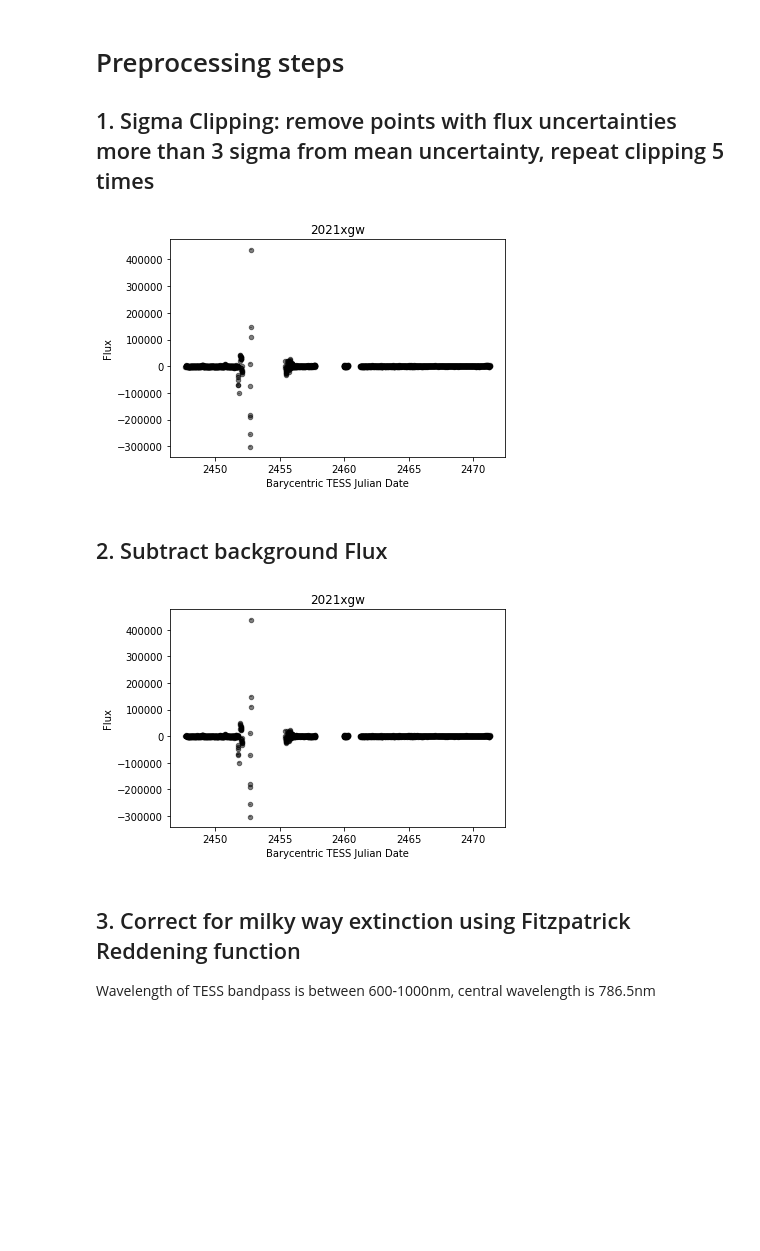
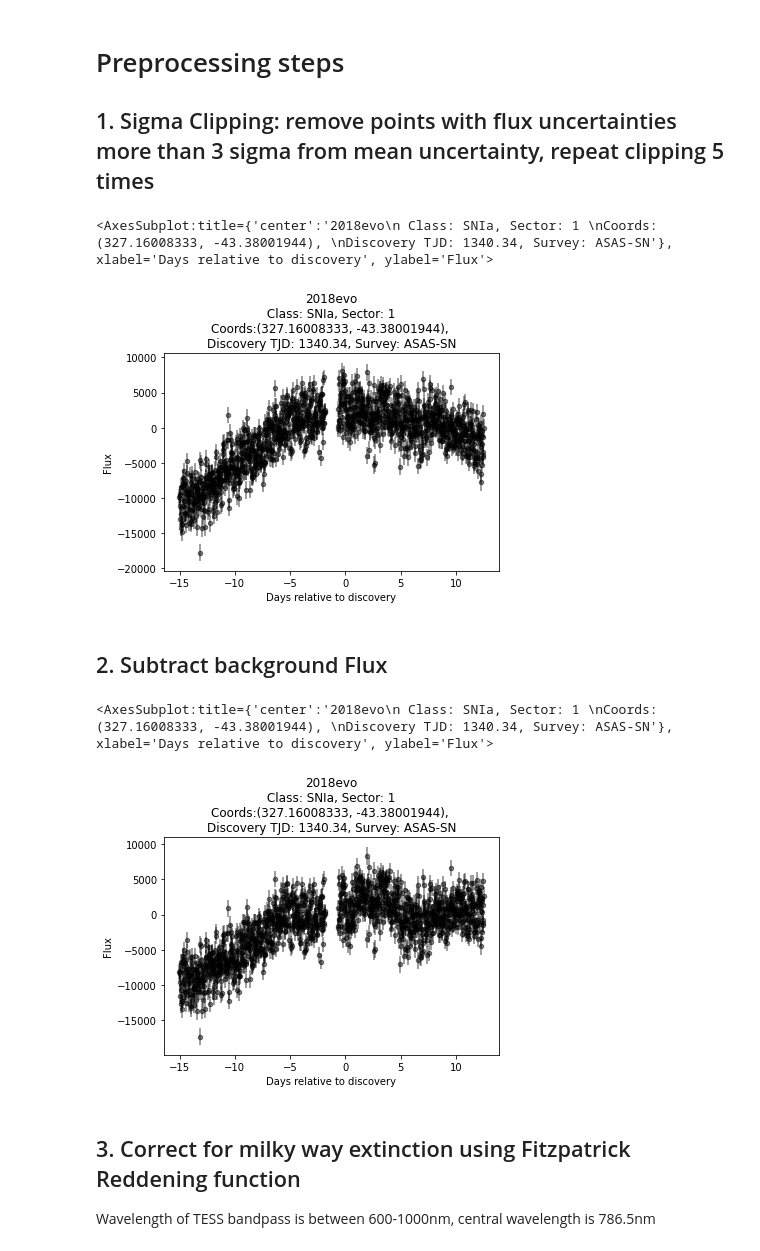
Before and after one commit to halihuang/TESSEpochTime, a Jupyter notebook: preprocessing.ipynb, the cells around one changed output. Drawn from its saved outputs; the diff is of its cells as text; code cells hidden in the pictures; blank space fills up the shorter version.

Commit message:
milky way extinction correction, relative time to discovery, and max light

```diff
--- a/preprocessing.ipynb
+++ b/preprocessing.ipynb
@@ -5,6 +5,6 @@ import matplotlib.pyplot as plt
 import numpy as np
 
 # supernovae_lst = pd.read_csv("./TESS_data/sn_count_transients_s1-47 (4).txt")
-transients = pd.read_csv("./TESS_data/AT_count_transients_s1-47 (4).txt", names=["sector", "ra", "dec", "mag", "TJD", "type" ,"class", "IAU", "survey", "cam", "ccd", "col", "row"], delim_whitespace=True)
-display(transients)
+transients = pd.read_csv("./TESS_data/AT_count_transients_s1-47 (4).txt", names=["sector", "ra", "dec", "mag", "TJD_discovery", "type" ,"class", "IAU", "survey", "cam", "ccd", "col", "row"], delim_whitespace=True)
+transients
 # %% [output]
@@ -25,8 +25,11 @@ display(transients)
 light_curves = os.listdir("./TESS_data/light_curves_fausnaugh")
 # name = light_curves[random.randint(0, len(light_curves)-1)]
 # print(light_curves[i])
-filename = "lc_2021xgw_cleaned"
+filename = "lc_2018evo_cleaned"
 curve = pd.read_csv("./TESS_data/light_curves_fausnaugh/" + filename, delim_whitespace=True)
 
-display(curve)
+#read AT_count file to find nonlight curve data of transient
+curve_name = filename.split("_")[1]
+curve_meta = transients[transients['IAU'] == curve_name]
+display(curve_meta)
 # %% [output]
@@ -46,8 +37,0 @@ display(curve)
-# %%
-curve_name = filename.split("_")[1]
-curve_meta = transients[transients['IAU'] == curve_name]
-
-def display_curve(col):
-    curve.plot.scatter(x="BTJD", y=col, c="00000", alpha=0.5, yerr=curve["e_cts"], ylabel="Flux", xlabel="Barycentric TESS Julian Date", title=curve_name)
-
-display(curve_meta)
@@ -57,22 +38,32 @@ display(curve_meta)
+# %%
+curve['relative_time'] = curve['TJD'] - curve_meta["TJD_discovery"][0]
+curve.index = pd.TimedeltaIndex(curve['relative_time'], unit="D")
+plot_title = f"{curve_name}\n Class: {curve_meta['class'][0]}, Sector: {curve_meta['sector'][0]} \nCoords:{curve_meta['ra'][0], curve_meta['dec'][0]}, \nDiscovery TJD: {curve_meta['TJD_discovery'][0]}, Survey: {curve_meta['survey'][0]}"
+
+def display_curve(col, error):
+    return curve.plot.scatter(x="relative_time", y=col, c="00000", alpha=0.5, yerr=curve[error], ylabel="Flux", xlabel="Days relative to discovery", title=plot_title)
 # %% [markdown]
 # Preprocessing steps
 ## 1. Sigma Clipping: remove points with flux uncertainties more than 3 sigma from mean uncertainty, repeat clipping 5 times
 # %%
+
 for _ in range(0, 5):
     uncert_mean = curve.e_cts.mean()
     threshold = 3*curve.e_cts.std()
     curve = curve[np.abs(curve['e_cts'] - uncert_mean) <= threshold]
 
-display_curve("cts")
+display_curve("cts", "e_cts")
 # %% [output]
+<AxesSubplot:title={'center':'2018evo\n Class: SNIa, Sector: 1 \nCoords:(327.16008333, -43.38001944), \nDiscovery TJD: 1340.34, Survey: ASAS-SN'}, xlabel='Days relative to discovery', ylabel='Flux'>
-[figure, old version]
+[figure, new version]
 # %% [markdown]
 ## 2. Subtract background Flux
 # %%
 curve['no_bkg_cts'] = curve['cts'] - curve['bkg_model']
-display_curve('no_bkg_cts')
+display_curve('no_bkg_cts', "e_cts")
 # %% [output]
+<AxesSubplot:title={'center':'2018evo\n Class: SNIa, Sector: 1 \nCoords:(327.16008333, -43.38001944), \nDiscovery TJD: 1340.34, Survey: ASAS-SN'}, xlabel='Days relative to discovery', ylabel='Flux'>
-[figure, old version]
+[figure, new version]
 # %% [markdown]
 ## 3. Correct for milky way extinction using Fitzpatrick Reddening function
 Wavelength of TESS bandpass is between 600-1000nm, central wavelength is 786.5nm
```
Also changed, not shown: parts of 12 cells of this notebook.
